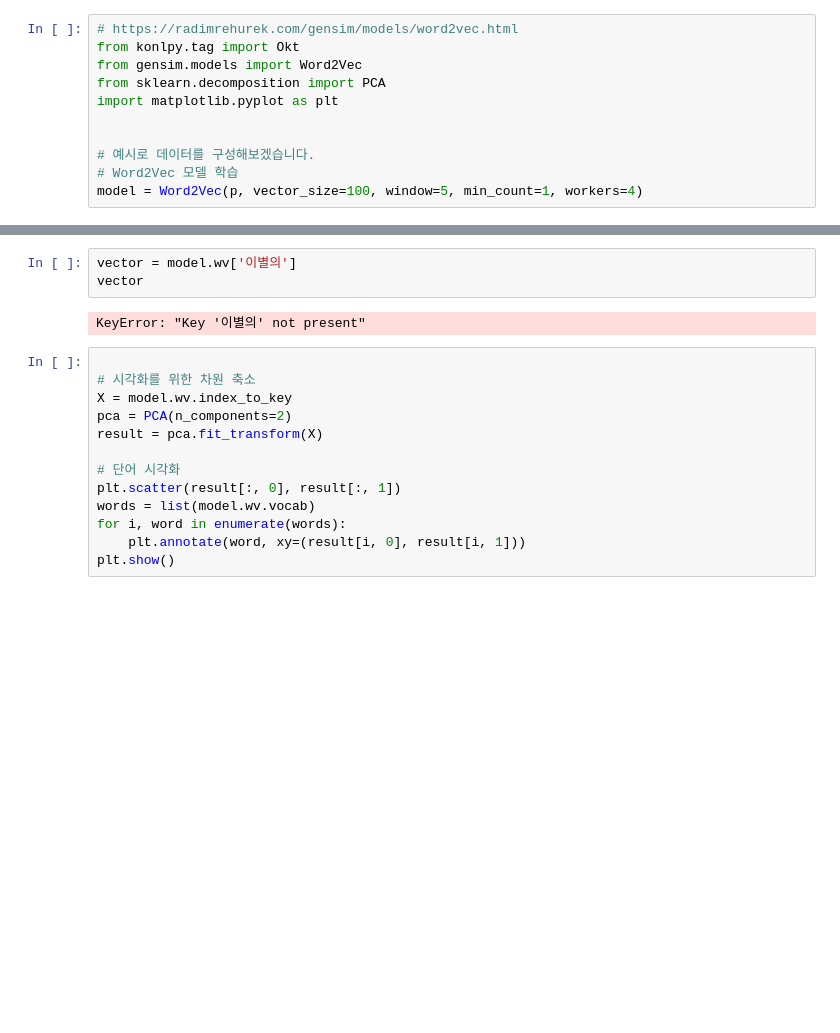
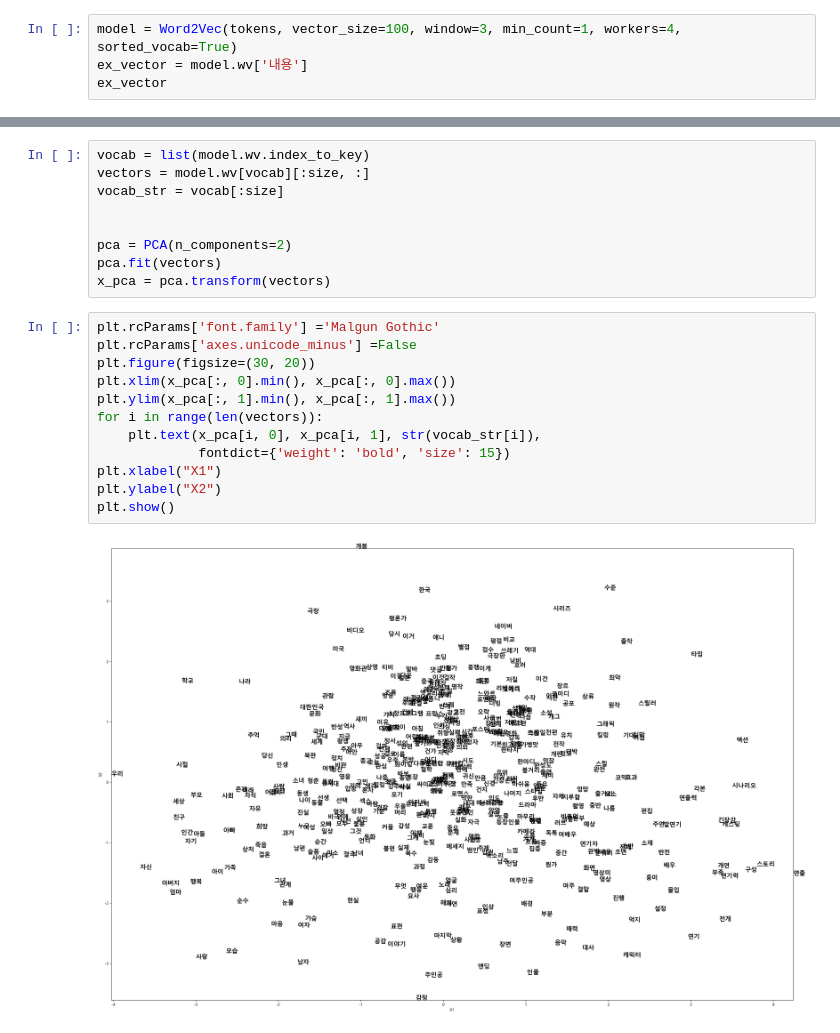
Before and after one commit to dinleo/Assignment_2023_2, a Jupyter notebook: DA/HW1/word2vec.ipynb, the cells around one changed output, grey strips where cells are left out. Drawn from its saved outputs; the diff is of its cells as text; blank space fills up the shorter version.

```diff
--- a/DA/HW1/word2vec.ipynb
+++ b/DA/HW1/word2vec.ipynb
@@ -19,11 +25,4 @@ print(type(t))
 # %%
-# https://radimrehurek.com/gensim/models/word2vec.html
-from konlpy.tag import Okt
-from gensim.models import Word2Vec
-from sklearn.decomposition import PCA
-import matplotlib.pyplot as plt
-
-
-# 예시로 데이터를 구성해보겠습니다.
-# Word2Vec 모델 학습
-model = Word2Vec(p, vector_size=100, window=5, min_count=1, workers=4)
+model = Word2Vec(tokens, vector_size=100, window=3, min_count=1, workers=4, sorted_vocab=True)
+ex_vector = model.wv['내용']
+ex_vector
@@ -30,18 +47,23 @@ model = Word2Vec(p, vector_size=100, window=5, min_count=1, workers=4)
-# %%
-vector = model.wv['이별의']
-vector
-# %% [output]
-KeyError: "Key '이별의' not present"
 # %%
+vocab = list(model.wv.index_to_key)
+vectors = model.wv[vocab][:size, :]
+vocab_str = vocab[:size]
 
-# 시각화를 위한 차원 축소
-X = model.wv.index_to_key
+
 pca = PCA(n_components=2)
-result = pca.fit_transform(X)
-
-# 단어 시각화
-plt.scatter(result[:, 0], result[:, 1])
-words = list(model.wv.vocab)
-for i, word in enumerate(words):
-    plt.annotate(word, xy=(result[i, 0], result[i, 1]))
-plt.show()
+pca.fit(vectors)
+x_pca = pca.transform(vectors)
+# %%
+plt.rcParams['font.family'] ='Malgun Gothic'
+plt.rcParams['axes.unicode_minus'] =False
+plt.figure(figsize=(30, 20))
+plt.xlim(x_pca[:, 0].min(), x_pca[:, 0].max())
+plt.ylim(x_pca[:, 1].min(), x_pca[:, 1].max())
+for i in range(len(vectors)):
+    plt.text(x_pca[i, 0], x_pca[i, 1], str(vocab_str[i]),
+             fontdict={'weight': 'bold', 'size': 15})
+plt.xlabel("X1")
+plt.ylabel("X2")
+plt.show()
+# %% [output]
+[figure, added]
```
Also changed, not shown: parts of 4 cells of this notebook, 1 other file.
